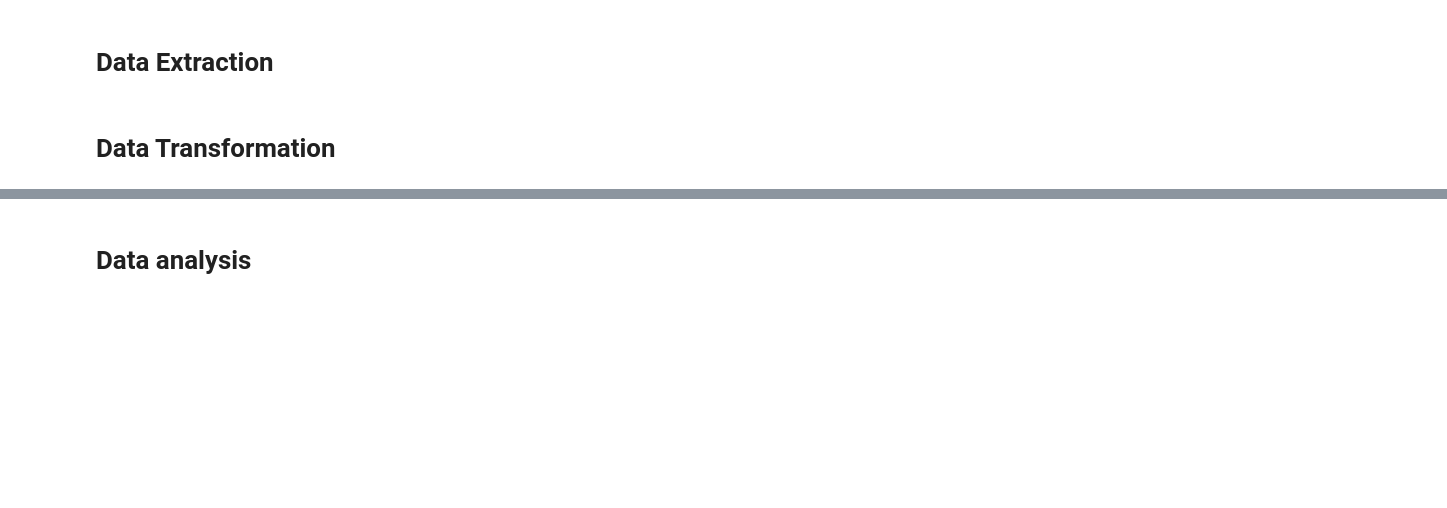
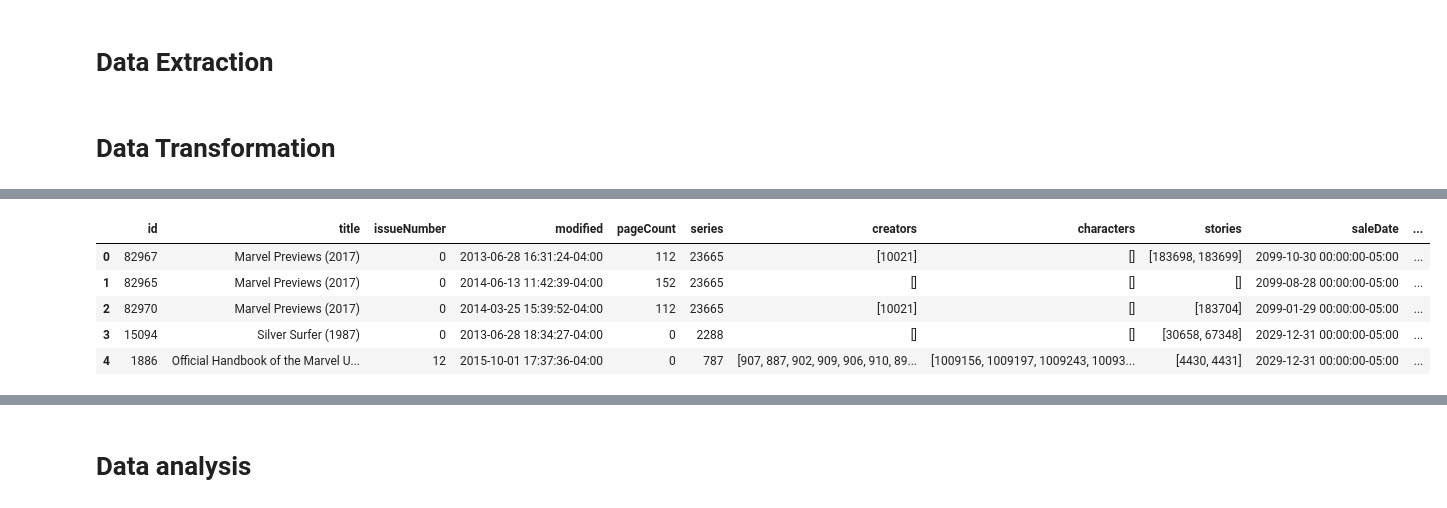
Before and after one commit to eduardafneumann/desafio-tecnico-aleon, a Jupyter notebook: main.ipynb, the cells around one changed output, grey strips where cells are left out. Drawn from its saved outputs; the diff is of its cells as text; code cells hidden in the pictures; blank space fills up the shorter version.

```diff
--- a/main.ipynb
+++ b/main.ipynb
@@ -13,19 +12,20 @@ import time
 class DataExtractor:
 
     __url:str = "http://gateway.marvel.com/v1/public/"
-    #__endpoints:str = ["characters", "comics", "creators", "events", "series", "stories"]
-    __endpoints:str = ["characters", "comics"]
+    __endpoints:str = ["characters", "comics", "creators", "events", "series", "stories"]
     __priv_key:str = None
     __pub_key:str = None
 
     def __init__(self):
         """
-        Loads the public and private keys from the .env file, necessary to acess the API.
+        Extracts data from the Marvel API (developer.marvel.com).
+        In order to create an object of this class, there must exist a .env file with the API key and private key,
+        necessary to access the API, under the names "PUB_KEY" and "PRIV_KEY".
         """
 
         load_dotenv()
-        self.__priv_key = os.getenv('PRIV_KEY')
-        self.__pub_key = os.getenv('PUB_KEY')
+        self.__priv_key = os.getenv("PRIV_KEY")
+        self.__pub_key = os.getenv("PUB_KEY")
 
     def __format_request_url(self, endpoint:str) -> str:
         """
@@ -43,7 +43,7 @@ class DataExtractor:
 
         # Verifies the endpoint exists in the API
         if endpoint not in self.__endpoints:
-            raise ValueError(f'{endpoint} is not a valid endpoint.')
+            raise ValueError(f"{endpoint} is not a valid endpoint.")
 
         timestamp = time.time()
         timestamp_str = f"ts={timestamp}"
@@ -57,7 +57,7 @@ class DataExtractor:
         request_url = self.__url + endpoint + "?" + timestamp_str + "&" + apikey_str + "&" + hash_str
         return request_url
 
-    def __make_request(self, request_url:str) -> dict:
+    def __make_request(self, request_url:str) -> list[dict]:
         """
         Makes a request to the API.
 
@@ -65,7 +65,7 @@ class DataExtractor:
             request_url (str): The request URL.
 
         Returns:
-            dict: The data of the response in JSON.
+            list[dict]: The data of the response in JSON, each item in the list is an entry on the database.
 
         Raises:
             requests.HTTPError: If the received status code is not 200.
@@ -78,19 +78,15 @@ class DataExtractor:
             raise requests.HTTPError(f"Received status code {response.status_code} for {response.url}")
 
         # Filters metadata out
-        return response.json()['data']['results']
+        return response.json()["data"]["results"]
 
     def extract(self) -> dict:
         """
         Extracts the data from all API endpoints.
 
-        Args:
-
         Returns:
-            dict: The API data, where the key-value pairs are the endpoints (str) and its
-            data (dict) in JSON format, if the request was successful, and None otherwise.
-
-        Raises:
+            The API data, where the key-value pairs are the name of the resource and its
+            data in JSON format (python dictionary), if the request was successful, and None otherwise.
         """
 
         api_data = {}
@@ -124,0 +420,9 @@ class dataTransformator:
+# %%
+data_DFs["comics"].head(5)
+# %% [output]
+|  | id | title | issueNumber | modified | pageCount | series | creators | characters | stories | saleDate | ... |
+| 0 | 82967 | Marvel Previews (2017) | 0 | 2013-06-28 16:31:24-04:00 | 112 | 23665 | [10021] | [] | [183698, 183699] | 2099-10-30 00:00:00-05:00 | ... |
+| 1 | 82965 | Marvel Previews (2017) | 0 | 2014-06-13 11:42:39-04:00 | 152 | 23665 | [] | [] | [] | 2099-08-28 00:00:00-05:00 | ... |
+| 2 | 82970 | Marvel Previews (2017) | 0 | 2014-03-25 15:39:52-04:00 | 112 | 23665 | [10021] | [] | [183704] | 2099-01-29 00:00:00-05:00 | ... |
+| 3 | 15094 | Silver Surfer (1987) | 0 | 2013-06-28 18:34:27-04:00 | 0 | 2288 | [] | [] | [30658, 67348] | 2029-12-31 00:00:00-05:00 | ... |
+| 4 | 1886 | Official Handbook of the Marvel U... | 12 | 2015-10-01 17:37:36-04:00 | 0 | 787 | [907, 887, 902, 909, 906, 910, 89... | [1009156, 1009197, 1009243, 10093... | [4430, 4431] | 2029-12-31 00:00:00-05:00 | ... |
```
Also changed, not shown: parts of 9 cells of this notebook.
